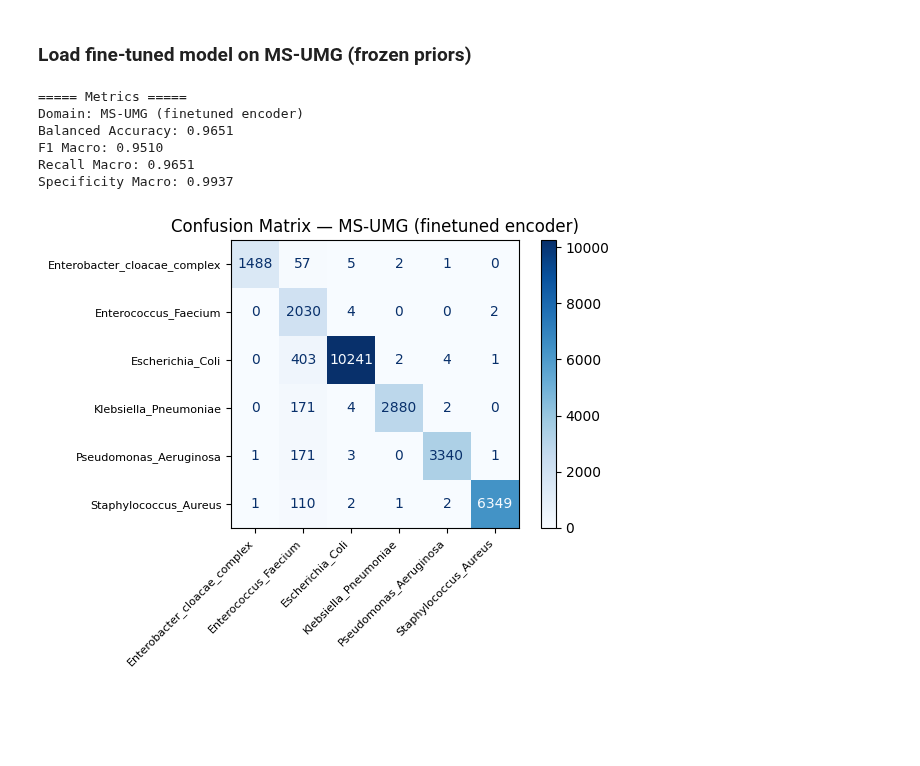
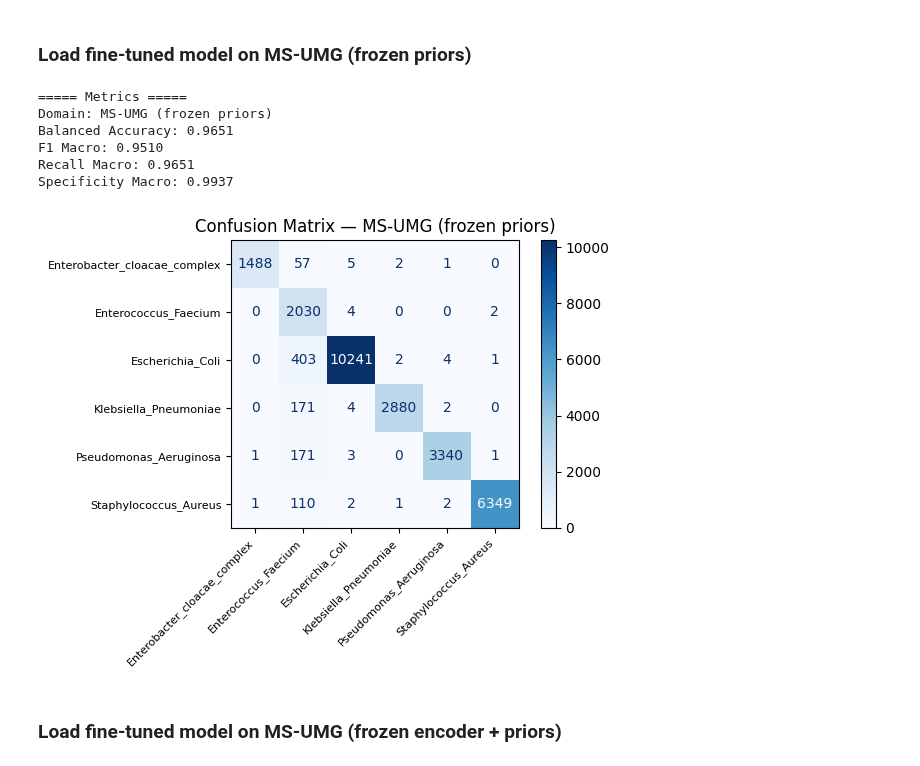
Before and after one commit to alexgaarciia/MALDIAlign, a Jupyter notebook: experiments/finetuning/notebooks/baselines_rf_latent_space_multidecoder_prior_train_driamsABC_marisma_rki_1000.ipynb, the cells around one changed output. Cells and saved outputs as stored; diff of their text form; code cells hidden in the pictures; blank space fills up the shorter version.

```diff
--- a/experiments/finetuning/notebooks/baselines_rf_latent_space_multidecoder_prior_train_driamsABC_marisma_rki_1000.ipynb
+++ b/experiments/finetuning/notebooks/baselines_rf_latent_space_multidecoder_prior_train_driamsABC_marisma_rki_1000.ipynb
@@ -532,18 +577,20 @@ y_MS = labelMS_test
 # %%
 # Evaluate
 metrics_ms = metrics_report(
     Z_MS,
     y_MS,
     rf_best,
-    "MS-UMG (finetuned encoder)"
+    "MS-UMG (frozen priors)"
 )
 
 print_metrics(metrics_ms)
 # %% [output]
 ===== Metrics =====
-Domain: MS-UMG (finetuned encoder)
+Domain: MS-UMG (frozen priors)
 Balanced Accuracy: 0.9651
 F1 Macro: 0.9510
 Recall Macro: 0.9651
 Specificity Macro: 0.9937
-[figure, old version]
+[figure, new version]
+# %% [markdown]
+### Load fine-tuned model on MS-UMG (frozen encoder + priors)
```
Also changed, not shown: parts of 11 cells of this notebook, 3 other files.
